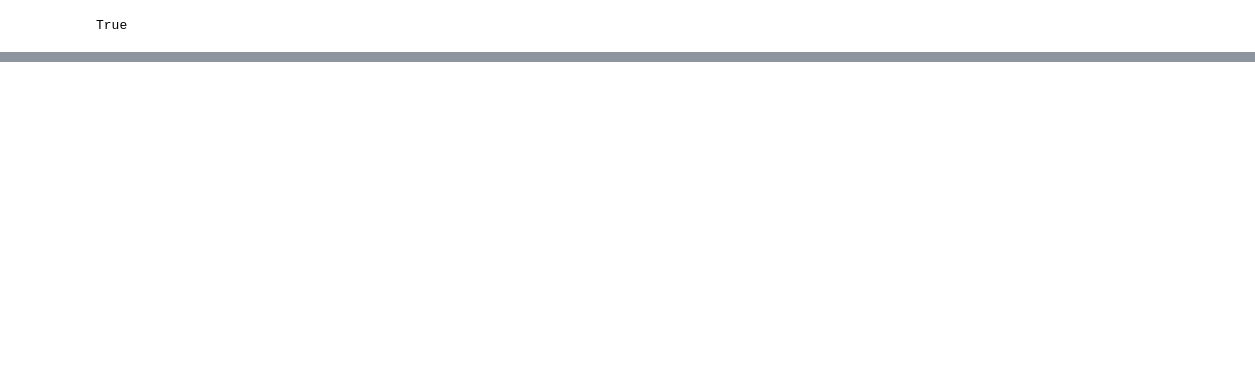
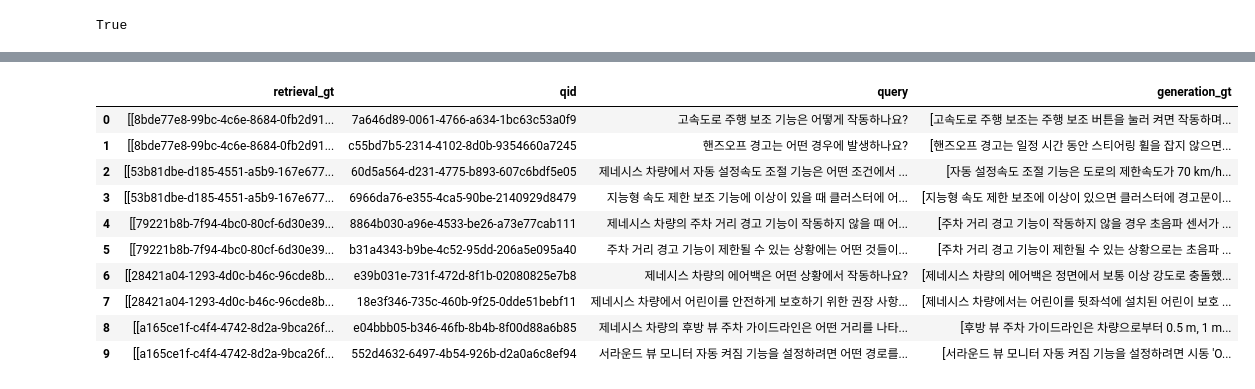
Before and after one commit to SKNETWORKS-FAMILY-AICAMP/SKN03-FINAL-6Team, a Jupyter notebook: TailorLink_LLM/doc_retrieval_qa/qa_model/qa-graph.ipynb, the cells around one changed output, grey strips where cells are left out. Saved outputs shown, nothing was run; the diff lists cells and outputs as text; code cells hidden in the pictures; blank space fills up the shorter version.

Commit message:
- autorag 데이터 추출 - 평가점수 함수 추가

```diff
--- a/TailorLink_LLM/doc_retrieval_qa/qa_model/qa-graph.ipynb
+++ b/TailorLink_LLM/doc_retrieval_qa/qa_model/qa-graph.ipynb
@@ -83,0 +257,8 @@ graph.invoke({'messages': ''})
+# %%
+
+
+import pandas as pd
+from llama_index.llms.openai import OpenAI
+from autorag.data.legacy.qacreation import make_single_content_qa, generate_qa_llama_index
+
+corpus_df = pd.read_parquet('../data/test_dataset/corpus_new_test.parquet', engine='pyarrow')
@@ -83,0 +269,14 @@ graph.invoke({'messages': ''})
+# %%
+corpus_df['generation_gt']
+# %% [output]
+|  | retrieval_gt | qid | query | generation_gt |
+| 0 | [[8bde77e8-99bc-4c6e-8684-0fb2d91... | 7a646d89-0061-4766-a634-1bc63c53a0f9 | 고속도로 주행 보조 기능은 어떻게 작동하나요? | [고속도로 주행 보조는 주행 보조 버튼을 눌러 켜면 작동하며... |
+| 1 | [[8bde77e8-99bc-4c6e-8684-0fb2d91... | c55bd7b5-2314-4102-8d0b-9354660a7245 | 핸즈오프 경고는 어떤 경우에 발생하나요? | [핸즈오프 경고는 일정 시간 동안 스티어링 휠을 잡지 않으면... |
+| 2 | [[53b81dbe-d185-4551-a5b9-167e677... | 60d5a564-d231-4775-b893-607c6bdf5e05 | 제네시스 차량에서 자동 설정속도 조절 기능은 어떤 조건에서 ... | [자동 설정속도 조절 기능은 도로의 제한속도가 70 km/h... |
+| 3 | [[53b81dbe-d185-4551-a5b9-167e677... | 6966da76-e355-4ca5-90be-2140929d8479 | 지능형 속도 제한 보조 기능에 이상이 있을 때 클러스터에 어... | [지능형 속도 제한 보조에 이상이 있으면 클러스터에 경고문이... |
+| 4 | [[79221b8b-7f94-4bc0-80cf-6d30e39... | 8864b030-a96e-4533-be26-a73e77cab111 | 제네시스 차량의 주차 거리 경고 기능이 작동하지 않을 때 어... | [주차 거리 경고 기능이 작동하지 않을 경우 초음파 센서가 ... |
+| 5 | [[79221b8b-7f94-4bc0-80cf-6d30e39... | b31a4343-b9be-4c52-95dd-206a5e095a40 | 주차 거리 경고 기능이 제한될 수 있는 상황에는 어떤 것들이... | [주차 거리 경고 기능이 제한될 수 있는 상황으로는 초음파 ... |
+| 6 | [[28421a04-1293-4d0c-b46c-96cde8b... | e39b031e-731f-472d-8f1b-02080825e7b8 | 제네시스 차량의 에어백은 어떤 상황에서 작동하나요? | [제네시스 차량의 에어백은 정면에서 보통 이상 강도로 충돌했... |
+| 7 | [[28421a04-1293-4d0c-b46c-96cde8b... | 18e3f346-735c-460b-9f25-0dde51bebf11 | 제네시스 차량에서 어린이를 안전하게 보호하기 위한 권장 사항... | [제네시스 차량에서는 어린이를 뒷좌석에 설치된 어린이 보호 ... |
+| 8 | [[a165ce1f-c4f4-4742-8d2a-9bca26f... | e04bbb05-b346-46fb-8b4b-8f00d88a6b85 | 제네시스 차량의 후방 뷰 주차 가이드라인은 어떤 거리를 나타... | [후방 뷰 주차 가이드라인은 차량으로부터 0.5 m, 1 m... |
+| 9 | [[a165ce1f-c4f4-4742-8d2a-9bca26f... | 552d4632-6497-4b54-926b-d2a0a6c8ef94 | 서라운드 뷰 모니터 자동 켜짐 기능을 설정하려면 어떤 경로를... | [서라운드 뷰 모니터 자동 켜짐 기능을 설정하려면 시동 'O... |
```
Also changed, not shown: parts of 37 cells of this notebook, 4 other files.
